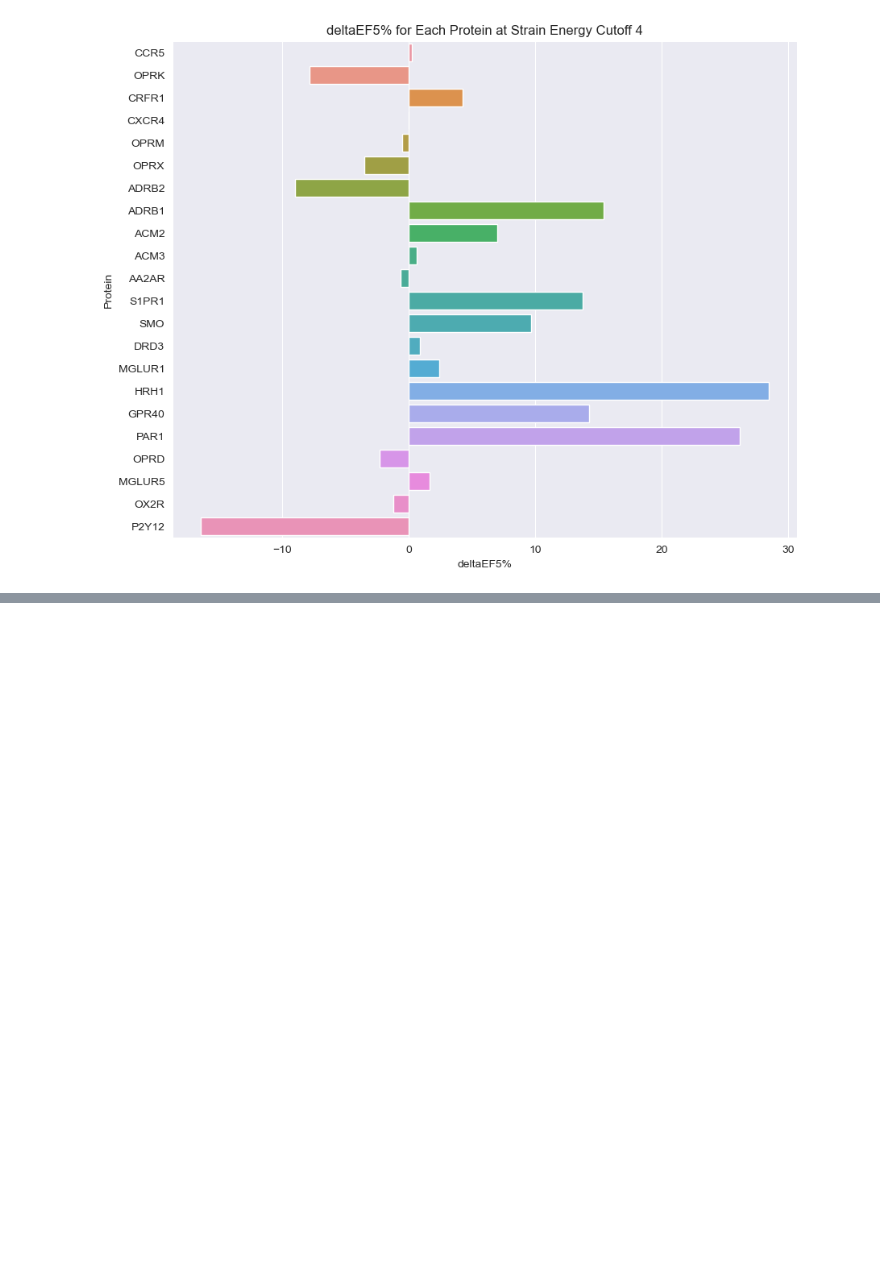
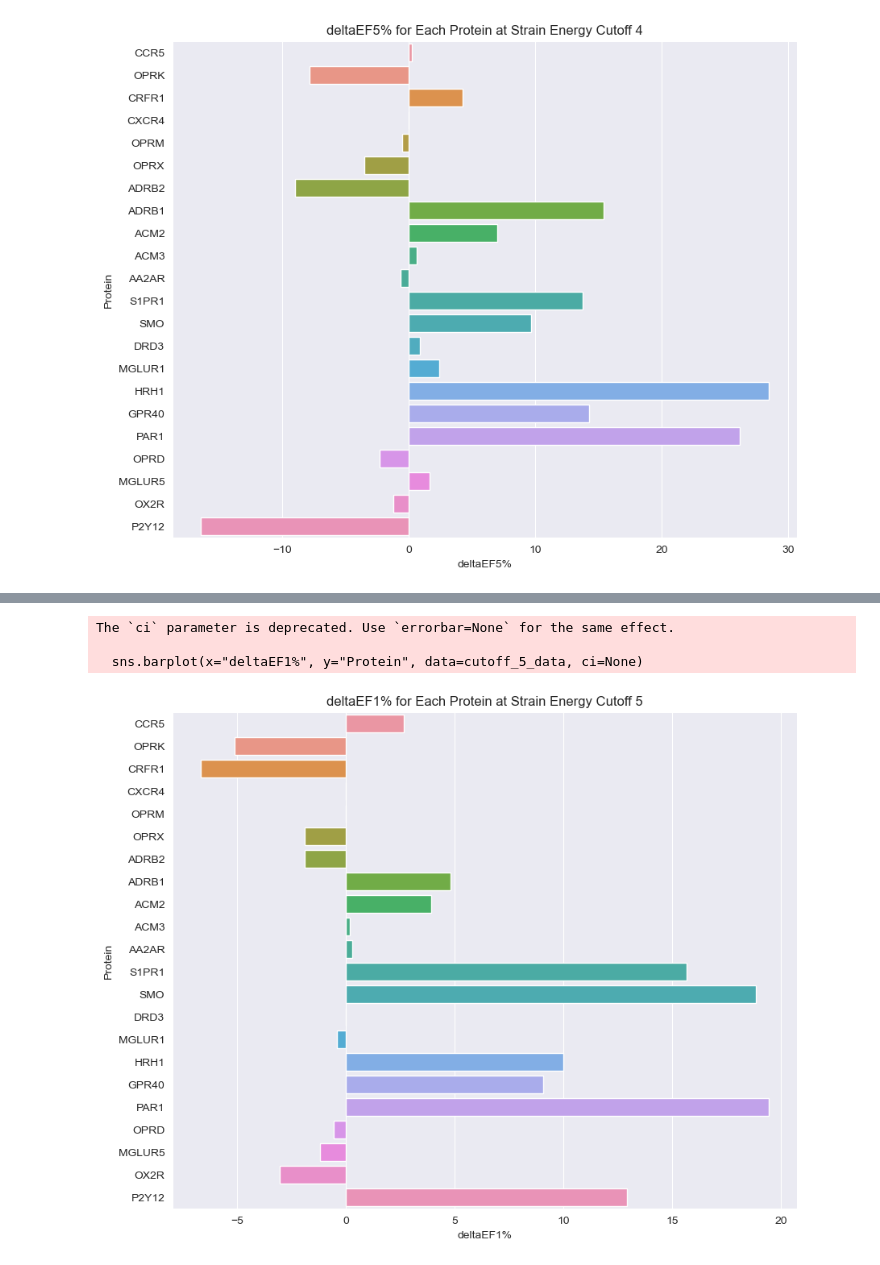
Before and after one commit to DKchemistry/chembl, a Jupyter notebook: GPCR-Bench-master/papermill/combined_data_analysis.ipynb, the cells around one changed output, grey strips where cells are left out. Drawn from its saved outputs; the diff is of its cells as text; code cells hidden in the pictures; blank space fills up the shorter version.

```diff
--- a/GPCR-Bench-master/papermill/combined_data_analysis.ipynb
+++ b/GPCR-Bench-master/papermill/combined_data_analysis.ipynb
@@ -135,0 +153,14 @@ The `ci` parameter is deprecated. Use `errorbar=None` for the same effect.
+# %%
+# Create a barplot plot of deltaEF1% for cutoff 5
+plt.figure(figsize=(10, 8))
+sns.barplot(x="deltaEF1%", y="Protein", data=cutoff_5_data, ci=None)
+plt.title("deltaEF1% for Each Protein at Strain Energy Cutoff 5")
+plt.xlabel("deltaEF1%")
+plt.ylabel("Protein")
+
+plt.show()
+# %% [output]
+The `ci` parameter is deprecated. Use `errorbar=None` for the same effect.
+
+  sns.barplot(x="deltaEF1%", y="Protein", data=cutoff_5_data, ci=None)
+[figure, added]
```
Also changed, not shown: parts of 3 cells of this notebook.
